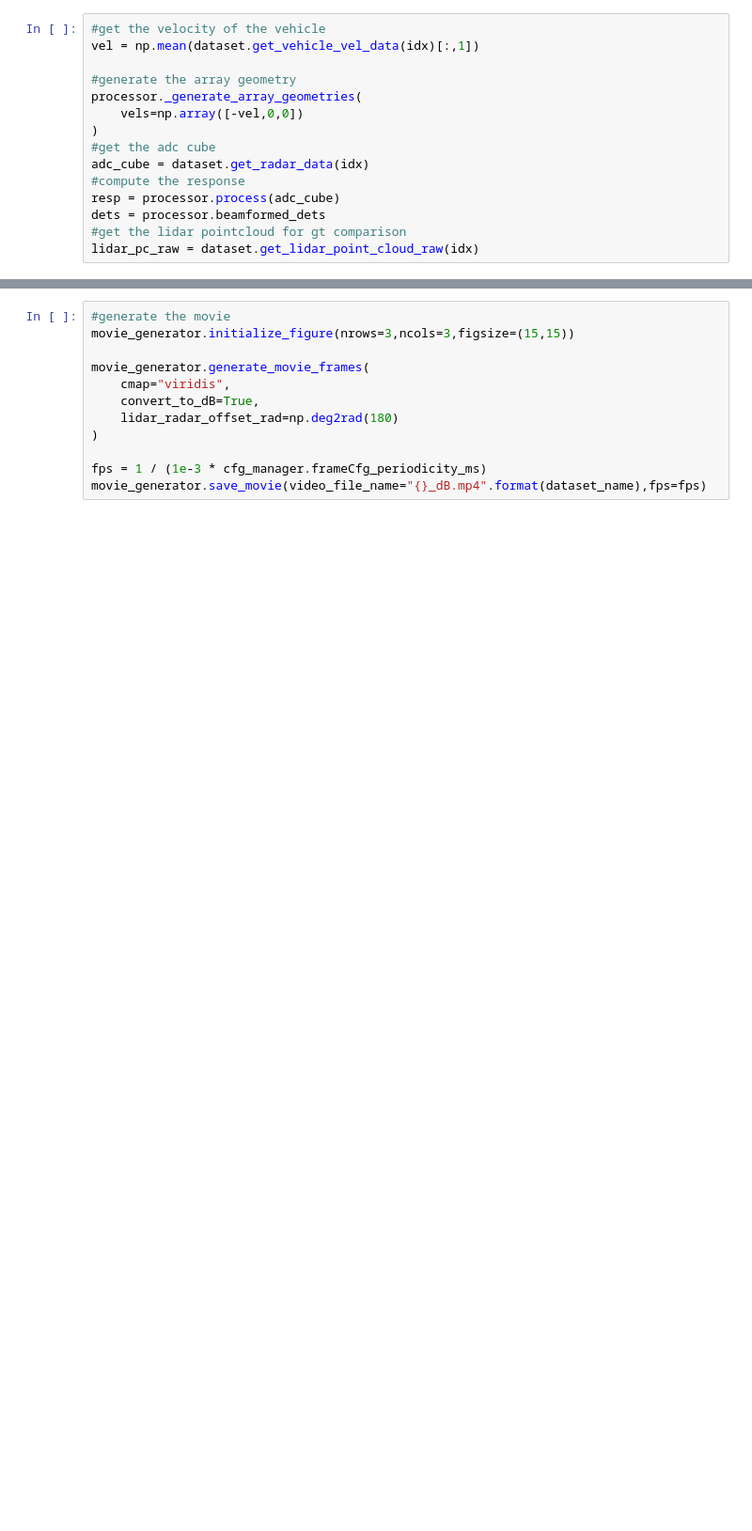
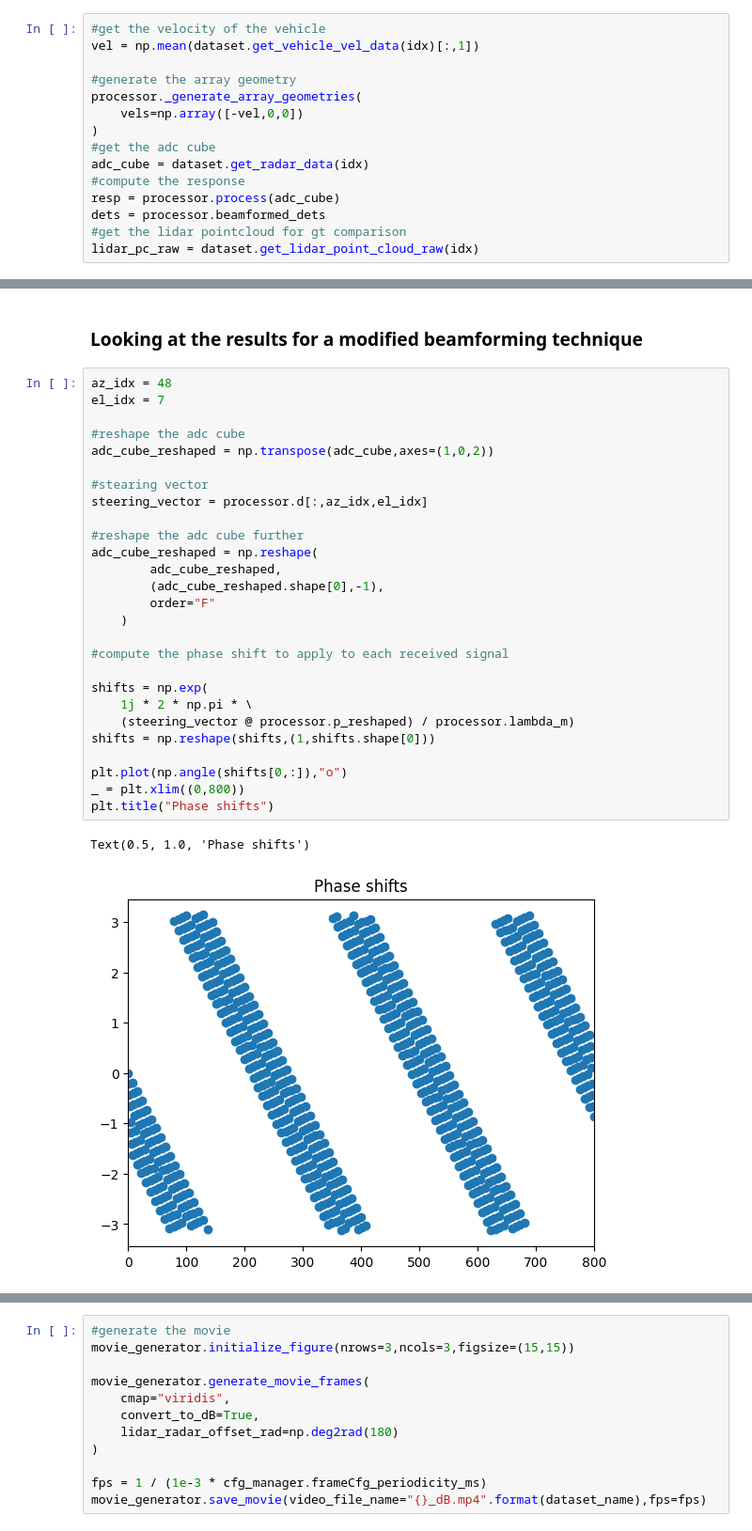
Before and after one commit to davidmhunt/mmwave_radar_processing, a Jupyter notebook: notebooks/testing_synthetic_arrays.ipynb, the cells around one changed output, grey strips where cells are left out. Shown at 94% size. Saved outputs shown, nothing was run; the diff lists cells and outputs as text; blank space fills up the shorter version.

```diff
--- a/notebooks/testing_synthetic_arrays.ipynb
+++ b/notebooks/testing_synthetic_arrays.ipynb
@@ -161,0 +161,32 @@ synthetic_array_plotter.plot_compilation(
+# %% [markdown]
+### Looking at the results for a modified beamforming technique
+# %%
+az_idx = 48
+el_idx = 7
+
+#reshape the adc cube
+adc_cube_reshaped = np.transpose(adc_cube,axes=(1,0,2))
+
+#stearing vector
+steering_vector = processor.d[:,az_idx,el_idx]
+
+#reshape the adc cube further
+adc_cube_reshaped = np.reshape(
+        adc_cube_reshaped,
+        (adc_cube_reshaped.shape[0],-1),
+        order="F"
+    )
+
+#compute the phase shift to apply to each received signal
+
+shifts = np.exp(
+    1j * 2 * np.pi * \
+    (steering_vector @ processor.p_reshaped) / processor.lambda_m)
+shifts = np.reshape(shifts,(1,shifts.shape[0]))
+
+plt.plot(np.angle(shifts[0,:]),"o")
+_ = plt.xlim((0,800))
+plt.title("Phase shifts")
+# %% [output]
+Text(0.5, 1.0, 'Phase shifts')
+[figure, added]
```
Also changed, not shown: parts of 17 cells of this notebook, 8 other files.
